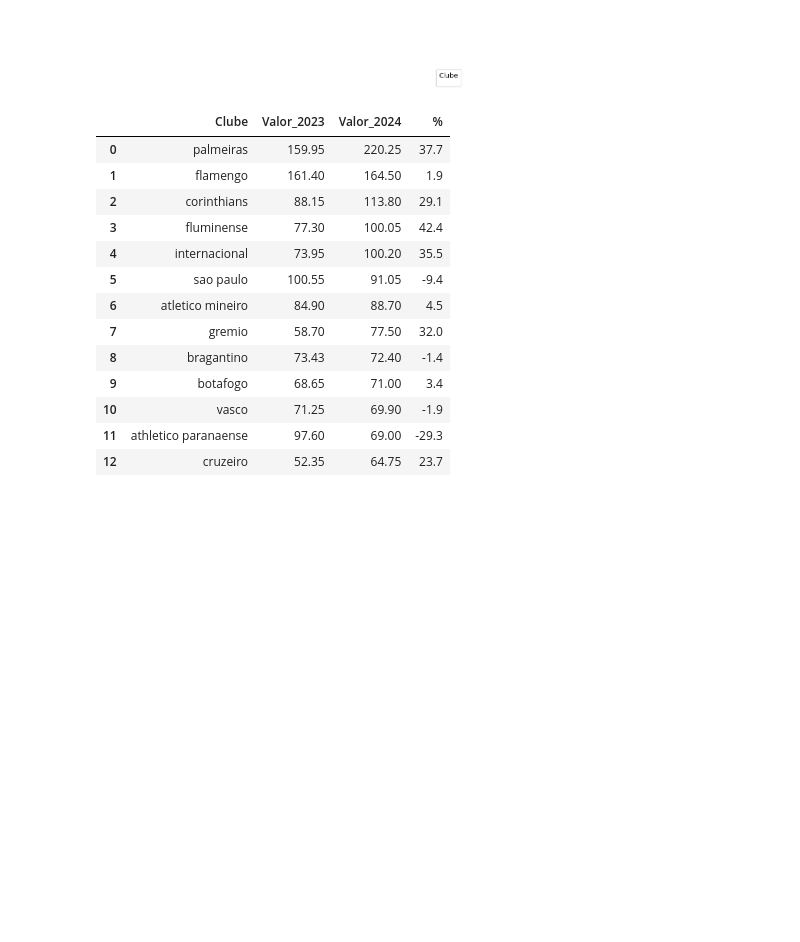
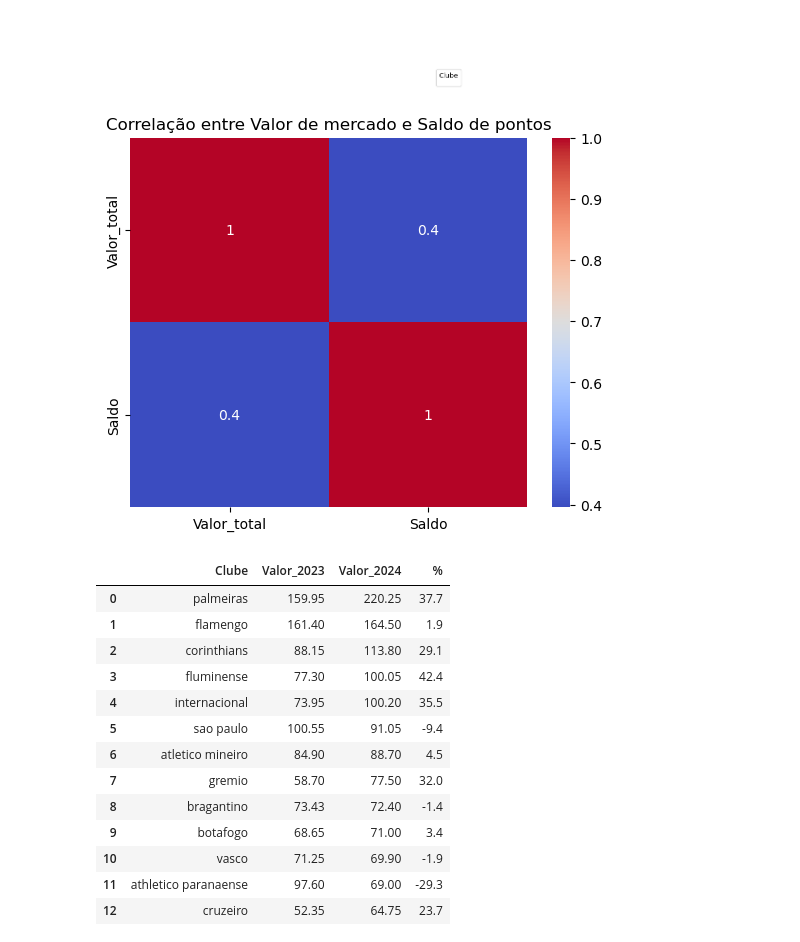
Before and after one commit to AVTBrasil/An-lise-de-Dados-no-Futebol, a Jupyter notebook: Analise_de_dados.ipynb, the cells around one changed output. Saved outputs shown, nothing was run; the diff lists cells and outputs as text; code cells hidden in the pictures; blank space fills up the shorter version.

```diff
--- a/Analise_de_dados.ipynb
+++ b/Analise_de_dados.ipynb
@@ -99,6 +99,13 @@ plt.show()
 [figure]
 No artists with labels found to put in legend.  Note that artists whose label start with an underscore are ignored when legend() is called with no argument.
 [figure]
+# %%
+correlacao = df[['Valor_total', 'Saldo']].corr()
+sns.heatmap(correlacao, annot = True, cmap = 'coolwarm')
+plt.title("Correlação entre Valor de mercado e Saldo de pontos")
+plt.show()
+# %% [output]
+[figure, added]
 # %%
 df_4 = pd.read_csv(r"c:\Users\anton\Documents\valor_time.csv")
 df_4
```
Also changed, not shown: parts of 9 cells of this notebook, 2 other files.
